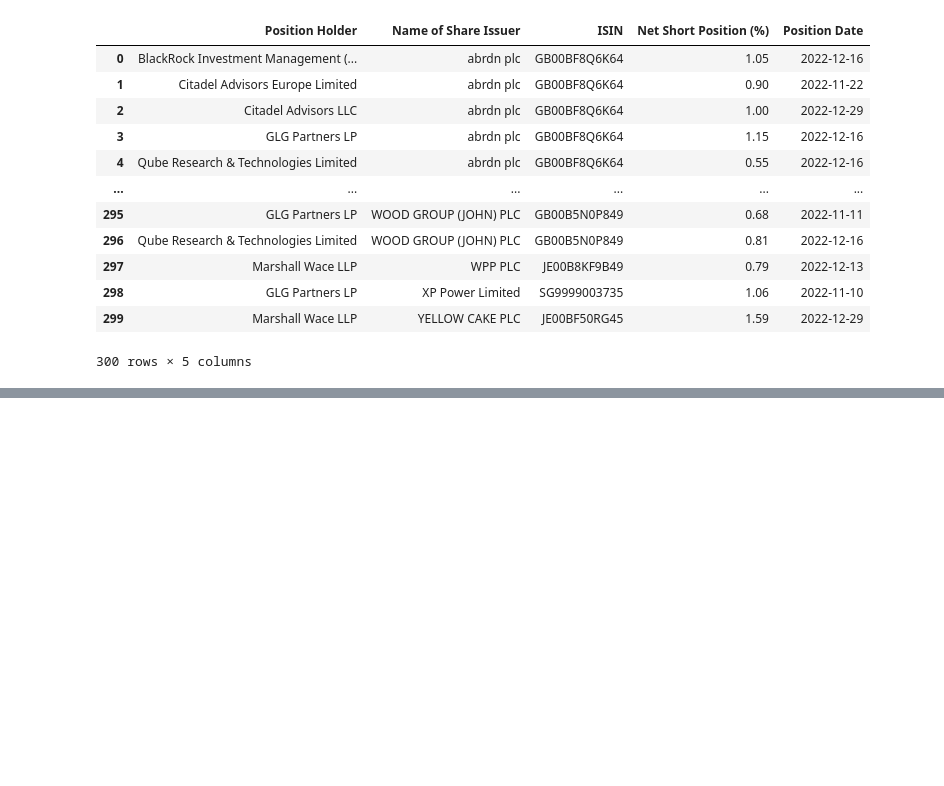
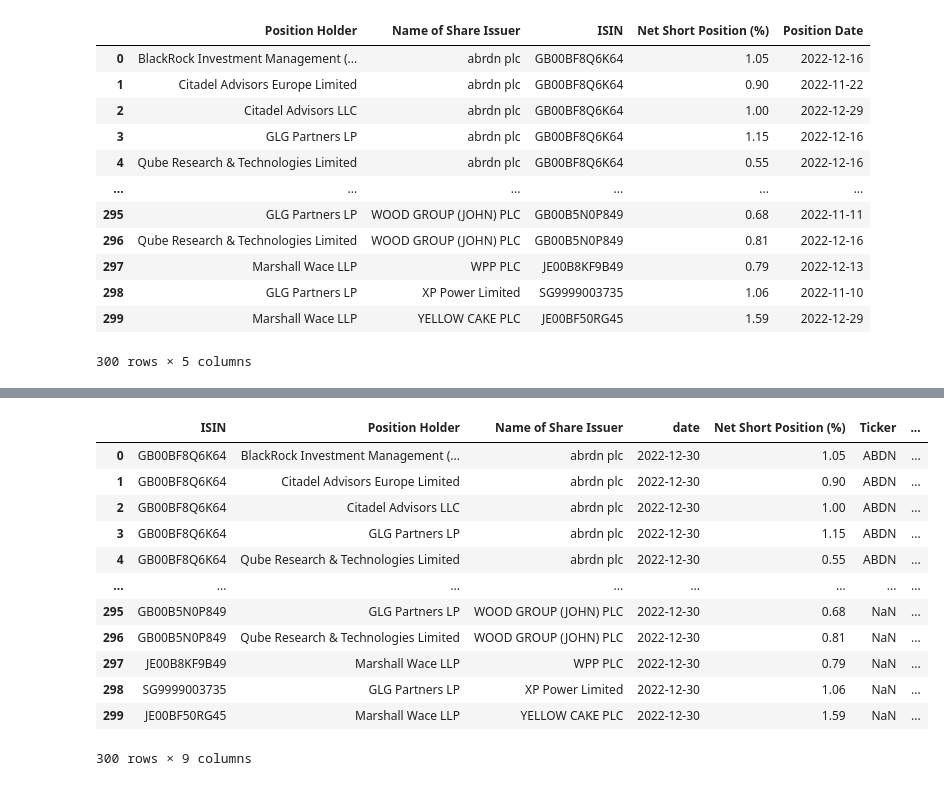
Before and after one commit to nikulpatel3141/UK-Short-Tracker, a Jupyter notebook: Notebooks/process_scripting.ipynb, the cells around one changed output, grey strips where cells are left out. Cells and saved outputs as stored; diff of their text form; code cells hidden in the pictures; blank space fills up the shorter version.

```diff
--- a/Notebooks/process_scripting.ipynb
+++ b/Notebooks/process_scripting.ipynb
@@ -283,0 +383,21 @@ cur_discl
+# %%
+def reindex_mkt_data(mkt_data, reindex_dates, ffill=True, bfill=False):
+    """Reindex market data on the given dates with optional forward and backwards filling.
+
+    Returns: a df of market data reindexed as above with the same columns as the input
+    data (ticker, date, item, value).
+    """
+    mkt_data_ = mkt_data.pivot(index=DATE_COL, columns=TICKER_COL, values=[VALUE_COL]).reindex(reindex_dates)
+
+    if ffill:
+        mkt_data_ = mkt_data_.ffill()
+    if bfill:
+        mkt_data_ = mkt_data_.bfill()
+    return mkt_data_.stack().reset_index()
+
+def calc_ret(price : pd.Series) -> pd.Series:
+    return price.set_index(DATE_COL)[[VALUE_COL]].pct_change()
+# %%
+sh_out = reindex_mkt_data(mkt_data[mkt_data[ITEM_COL]==SH_OUT_COL], reindex_dates, bfill=True)
+sh_out = sh_out.rename(columns={VALUE_COL: SH_OUT_COL})
+sh_out
@@ -283,0 +418,7 @@ cur_discl
+# %%
+RET_COL = "Return"
+
+adj_close = reindex_mkt_data(mkt_data[mkt_data[ITEM_COL]=='Adj Close'], reindex_dates, bfill=True)
+adj_close = adj_close.sort_values(by=[TICKER_COL, DATE_COL])
+returns = adj_close.groupby(TICKER_COL).apply(calc_ret).rename(columns={VALUE_COL: RET_COL}).reset_index()
+returns
@@ -283,0 +439,4 @@ cur_discl
+# %%
+BM_RET_COL = "Benchmark Return"
+bm_returns = returns[returns[TICKER_COL]==UK_MKT_TICKER].rename(columns={RET_COL: BM_RET_COL}).drop(columns=[TICKER_COL])
+bm_returns
@@ -283,0 +461,27 @@ cur_discl
+# %%
+def join_analysis_data(discl_data, isin_ticker_map, sh_out, returns, bm_returns):
+    """Join a df of disclosures data with a df of tickers + isins and
+    market data (sh out, returns) dfs on date + ticker"""
+    discl_data_ = discl_data.merge(isin_ticker_map, on=ISIN_COL, how='left')
+
+    for df in [sh_out, returns]:
+        discl_data_ = discl_data_.merge(df, on=[DATE_COL, TICKER_COL], how='left')
+
+    return discl_data_.merge(bm_returns, on=[DATE_COL], how='left')
+
+discl_data_ = join_analysis_data(discl_data, isin_ticker_map, sh_out, returns, bm_returns)
+discl_data_
+# %% [output]
+|  | ISIN | Position Holder | Name of Share Issuer | date | Net Short Position (%) | Ticker | ... |
+| 0 | GB00BF8Q6K64 | BlackRock Investment Management (... | abrdn plc | 2022-12-30 | 1.05 | ABDN | ... |
+| 1 | GB00BF8Q6K64 | Citadel Advisors Europe Limited | abrdn plc | 2022-12-30 | 0.90 | ABDN | ... |
+| 2 | GB00BF8Q6K64 | Citadel Advisors LLC | abrdn plc | 2022-12-30 | 1.00 | ABDN | ... |
+| 3 | GB00BF8Q6K64 | GLG Partners LP | abrdn plc | 2022-12-30 | 1.15 | ABDN | ... |
+| 4 | GB00BF8Q6K64 | Qube Research & Technologies Limited | abrdn plc | 2022-12-30 | 0.55 | ABDN | ... |
+| ... | ... | ... | ... | ... | ... | ... | ... |
+| 295 | GB00B5N0P849 | GLG Partners LP | WOOD GROUP (JOHN) PLC | 2022-12-30 | 0.68 | NaN | ... |
+| 296 | GB00B5N0P849 | Qube Research & Technologies Limited | WOOD GROUP (JOHN) PLC | 2022-12-30 | 0.81 | NaN | ... |
+| 297 | JE00B8KF9B49 | Marshall Wace LLP | WPP PLC | 2022-12-30 | 0.79 | NaN | ... |
+| 298 | SG9999003735 | GLG Partners LP | XP Power Limited | 2022-12-30 | 1.06 | NaN | ... |
+| 299 | JE00BF50RG45 | Marshall Wace LLP | YELLOW CAKE PLC | 2022-12-30 | 1.59 | NaN | ... |
+300 rows × 9 columns
```
Also changed, not shown: parts of 16 cells of this notebook, 2 other files.
